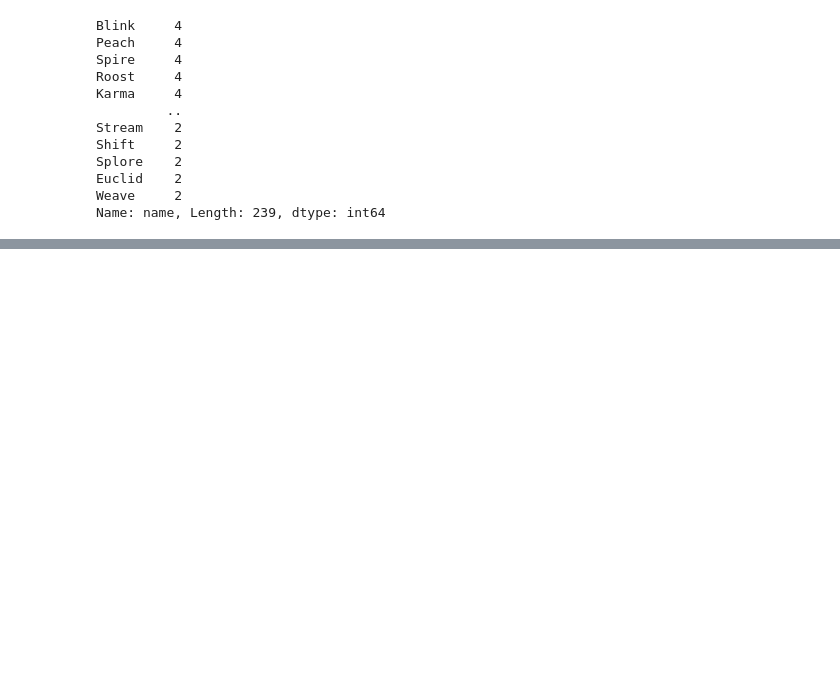
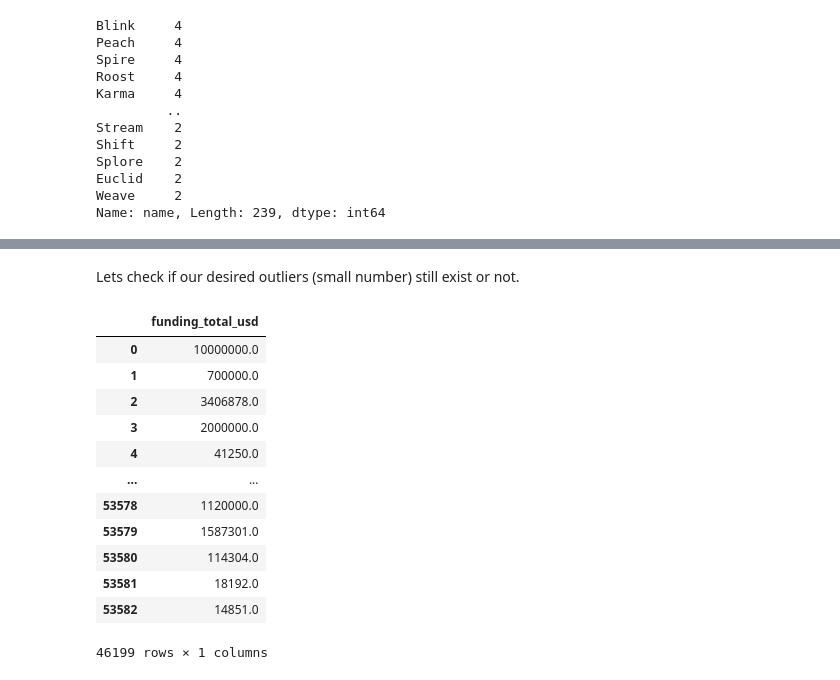
Before and after one commit to alfiannajih/startup-prediction, a Jupyter notebook: EDA startup.ipynb, the cells around one changed output, grey strips where cells are left out. Cells and saved outputs as stored; diff of their text form; code cells hidden in the pictures; blank space fills up the shorter version.

```diff
--- a/EDA startup.ipynb
+++ b/EDA startup.ipynb
@@ -183,0 +195,17 @@ The duplicated startup name still exist! Lets assume those startup coincidentall
+# %%
+def find_outliers(data):
+    data = np.array(data.dropna())
+
+    inter_quant = np.quantile(data, 0.75) - np.quantile(data, 0.25)
+
+    upper_bound = np.quantile(data, 0.75) + 1.5*inter_quant
+    lower_bound = np.quantile(data, 0.25) - 1.5*inter_quant
+
+    lower_outliers = data < lower_bound
+    upper_outliers = data > upper_bound
+
+    return pd.Series(lower_outliers | upper_outliers)
+# %%
+outliers = find_outliers(raw_data['funding_total_usd'])
+
+outliers
@@ -183,0 +225,18 @@ The duplicated startup name still exist! Lets assume those startup coincidentall
+# %% [markdown]
+Lets check if our desired outliers (small number) still exist or not.
+# %%
+raw_data[['funding_total_usd']].dropna().reset_index(drop=True)[~outliers]
+# %% [output]
+|  | funding_total_usd |
+| 0 | 10000000.0 |
+| 1 | 700000.0 |
+| 2 | 3406878.0 |
+| 3 | 2000000.0 |
+| 4 | 41250.0 |
+| ... | ... |
+| 53578 | 1120000.0 |
+| 53579 | 1587301.0 |
+| 53580 | 114304.0 |
+| 53581 | 18192.0 |
+| 53582 | 14851.0 |
+46199 rows × 1 columns
```
Also changed, not shown: parts of 32 cells of this notebook.
